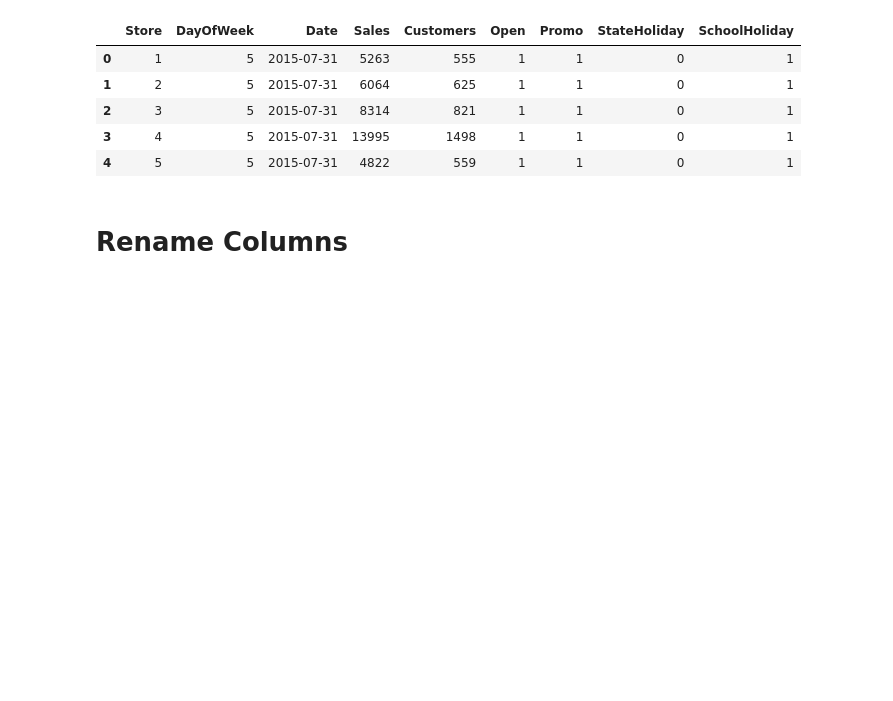
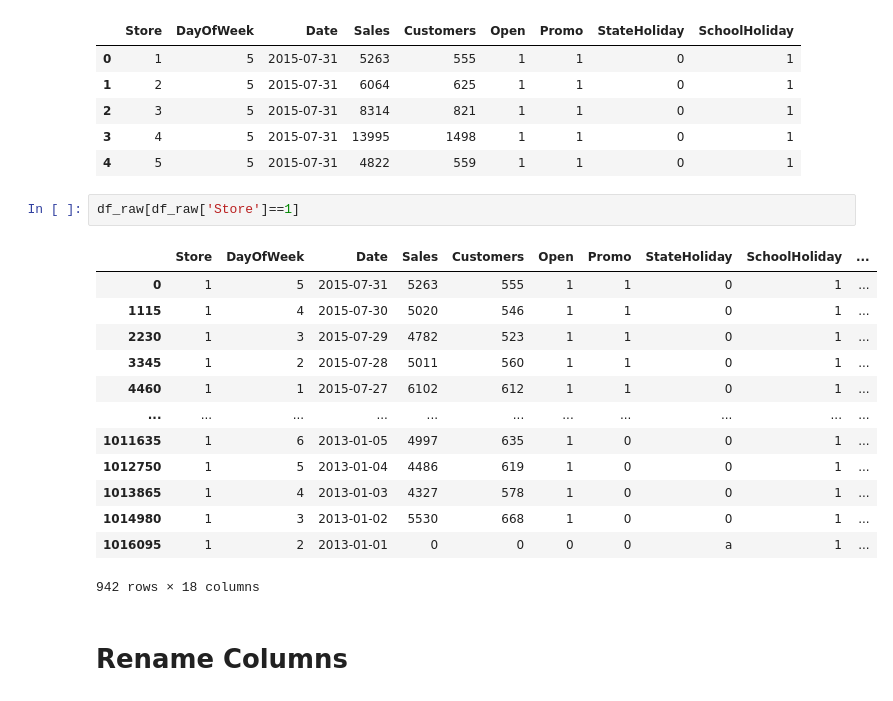
Before and after one commit to LucasK29/DataScience_Em_Producao, a Jupyter notebook: notebooks/modulo03_analise_dos_dados.ipynb, the cells around one changed output. Drawn from its saved outputs; the diff is of its cells as text; blank space fills up the shorter version.

```diff
--- a/notebooks/modulo03_analise_dos_dados.ipynb
+++ b/notebooks/modulo03_analise_dos_dados.ipynb
@@ -29,6 +30,22 @@ df_sales.head()
 | 2 | 3 | 5 | 2015-07-31 | 8314 | 821 | 1 | 1 | 0 | 1 |
 | 3 | 4 | 5 | 2015-07-31 | 13995 | 1498 | 1 | 1 | 0 | 1 |
 | 4 | 5 | 5 | 2015-07-31 | 4822 | 559 | 1 | 1 | 0 | 1 |
+# %%
+df_raw[df_raw['Store']==1]
+# %% [output]
+|  | Store | DayOfWeek | Date | Sales | Customers | Open | Promo | StateHoliday | SchoolHoliday | ... |
+| 0 | 1 | 5 | 2015-07-31 | 5263 | 555 | 1 | 1 | 0 | 1 | ... |
+| 1115 | 1 | 4 | 2015-07-30 | 5020 | 546 | 1 | 1 | 0 | 1 | ... |
+| 2230 | 1 | 3 | 2015-07-29 | 4782 | 523 | 1 | 1 | 0 | 1 | ... |
+| 3345 | 1 | 2 | 2015-07-28 | 5011 | 560 | 1 | 1 | 0 | 1 | ... |
+| 4460 | 1 | 1 | 2015-07-27 | 6102 | 612 | 1 | 1 | 0 | 1 | ... |
+| ... | ... | ... | ... | ... | ... | ... | ... | ... | ... | ... |
+| 1011635 | 1 | 6 | 2013-01-05 | 4997 | 635 | 1 | 0 | 0 | 1 | ... |
+| 1012750 | 1 | 5 | 2013-01-04 | 4486 | 619 | 1 | 0 | 0 | 1 | ... |
+| 1013865 | 1 | 4 | 2013-01-03 | 4327 | 578 | 1 | 0 | 0 | 1 | ... |
+| 1014980 | 1 | 3 | 2013-01-02 | 5530 | 668 | 1 | 0 | 0 | 1 | ... |
+| 1016095 | 1 | 2 | 2013-01-01 | 0 | 0 | 0 | 0 | a | 1 | ... |
+942 rows × 18 columns
 # %% [markdown]
 #  Rename Columns
 # %%
```
Also changed, not shown: parts of 17 cells of this notebook.
